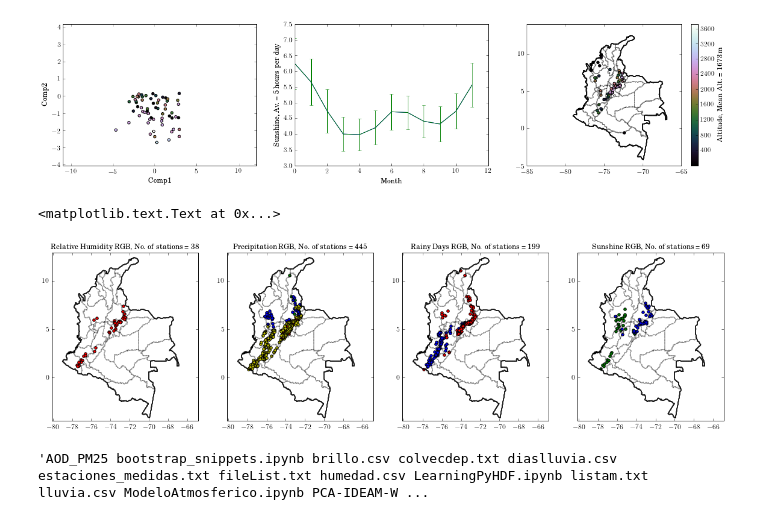
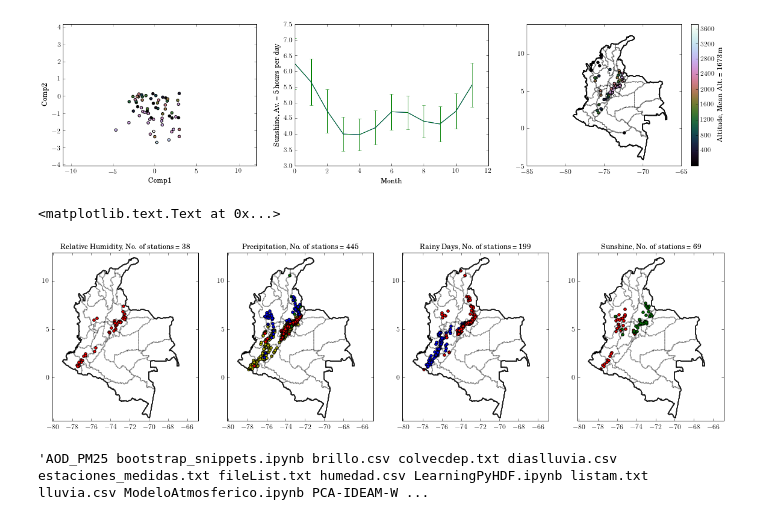
Before and after one commit to saint-germain/ideam, a Jupyter notebook: PCA-IDEAM-WC.ipynb, the cells around one changed output. Drawn from its saved outputs; the diff is of its cells as text; code cells hidden in the pictures.

```diff
--- a/PCA-IDEAM-WC.ipynb
+++ b/PCA-IDEAM-WC.ipynb
@@ -34,7 +30,7 @@ def data_reduction(dataname):
         uname="hours per day"
     if dataname=="humedad.csv":
         varname="Relative Humidity"
-        uname="%"
+        uname="\%"
     if dataname=="diaslluvia.csv":
         varname="Rainy Days"
         uname="days per month"
@@ -251,7 +247,9 @@ Number of stations in cluster 4 is 63
 [figure]
 [figure]
 # %%
-# Graficamos los clusters seleccionados con el filtro de alturas > 1500 msm, esto es sólo para la visualización
+# Graficamos los clusters seleccionados con el filtro de alturas > 1500 msnm, esto es sólo para la visualización
+# Muchas de estas estaciones a pesar de cumplir uno de los criterios no necesariamente cumplen todos
+# El orden de importancia es RGBY
 plt.figure(figsize=(20,5))
 
 plt.subplot(1, 4, 1)
@@ -261,7 +259,7 @@ plt.scatter(-LONH[:,1][filter1],-LATH[:,1][filter1],c='r')
 plt.scatter(colvec[:,0],colvec[:,1],s=0.01)
 plt.axis('equal')
 plt.axis([-80,-65,-4.5,13])
-plt.title("Relative Humidity RGB, No. of stations = %i" % filter1.sum())
+plt.title("Relative Humidity, No. of stations = %i" % filter1.sum())
 
 plt.subplot(1, 4, 2)
 # Nos interesa el 1, 4, 6 y 10
@@ -269,44 +267,44 @@ filter1=ALTL[:,1]>1500
 filter4=ALTL[:,4]>1500
 filter6=ALTL[:,6]>1500
 filter10=ALTL[:,10]>1500
+plt.scatter(-LONL[:,10][filter10],-LATL[:,10][filter10],c='y')
 plt.scatter(-LONL[:,1][filter1],-LATL[:,1][filter1],c='r')
 plt.scatter(-LONL[:,4][filter4],-LATL[:,4][filter4],c='g')
 plt.scatter(-LONL[:,6][filter6],-LATL[:,6][filter6],c='b')
-plt.scatter(-LONL[:,10][filter10],-LATL[:,10][filter10],c='y')
 plt.scatter(colvec[:,0],colvec[:,1],s=0.01)
 plt.axis('equal')
 plt.axis([-80,-65,-4.5,13])
-plt.title("Precipitation RGB, No. of stations = %i" % (filter1.sum()+filter4.sum()+filter6.sum()+filter10.sum()))
+plt.title("Precipitation, No. of stations = %i" % (filter1.sum()+filter4.sum()+filter6.sum()+filter10.sum()))
 
 plt.subplot(1, 4, 3)
 # Nos interesa el 0, 3 y 5
 # Del 0 solo hay una estacion sobre 1500 msm
 filter0=ALTD[:,0]>1500
 filter3=ALTD[:,3]>1500
 filter5=ALTD[:,5]>1500
 plt.scatter(-LOND[:,0][filter0],-LATD[:,0][filter0],c='g')
 plt.scatter(-LOND[:,3][filter3],-LATD[:,3][filter3],c='b')
 plt.scatter(-LOND[:,5][filter5],-LATD[:,5][filter5],c='r')
 plt.scatter(colvec[:,0],colvec[:,1],s=0.01)
 plt.axis('equal')
 plt.axis([-80,-65,-4.5,13])
-plt.title("Rainy Days RGB, No. of stations = %i" % (filter0.sum()+filter3.sum()+filter5.sum()))
+plt.title("Rainy Days, No. of stations = %i" % (filter0.sum()+filter3.sum()+filter5.sum()))
 
 plt.subplot(1, 4, 4)
 # Nos interesan el 0, 3 y 4
 # El 3 no tiene datos por encima de 1500 msnm (aunque es el que mas nos gusta)
 filter4=ALTB[:,4]>1500
 filter0=ALTB[:,0]>1500
-plt.scatter(-LONB[:,0][filter0],-LATB[:,0][filter0],c='g')
-plt.scatter(-LONB[:,4][filter4],-LATB[:,4][filter4],c='b')
+plt.scatter(-LONB[:,0][filter0],-LATB[:,0][filter0],c='r')
+plt.scatter(-LONB[:,4][filter4],-LATB[:,4][filter4],c='g')
 plt.scatter(colvec[:,0],colvec[:,1],s=0.01)
 plt.axis('equal')
 plt.axis([-80,-65,-4.5,13])
-plt.title('Sunshine RGB, No. of stations = %i' % (filter0.sum()+filter4.sum()))
+plt.title('Sunshine, No. of stations = %i' % (filter0.sum()+filter4.sum()))
 # principal: 2 secundario 0
 # %% [output]
 <matplotlib.text.Text at 0x...>
-[figure, old version]
+[figure, new version]
 # %%
 # Se unen todos los datos (los iniciales) de lonlat (hay repetidos)
 CodT=np.hstack((codeB,codeH,codeL,codeD))
```
Also changed, not shown: parts of 7 cells of this notebook.
